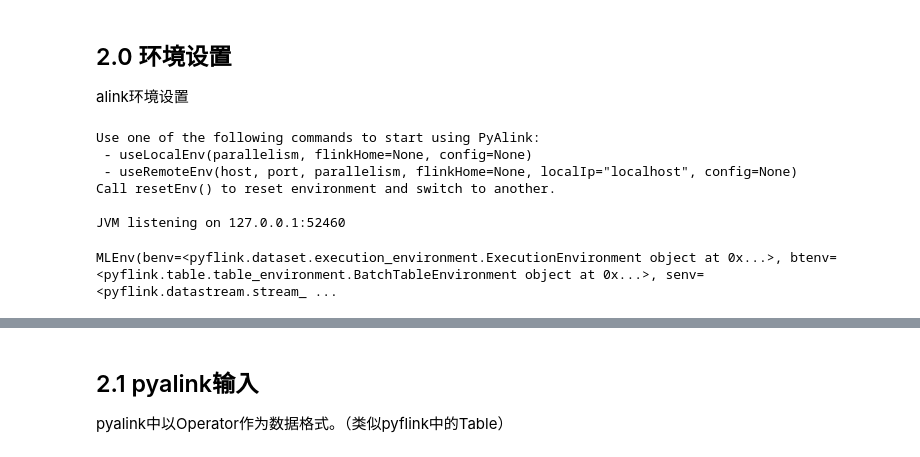
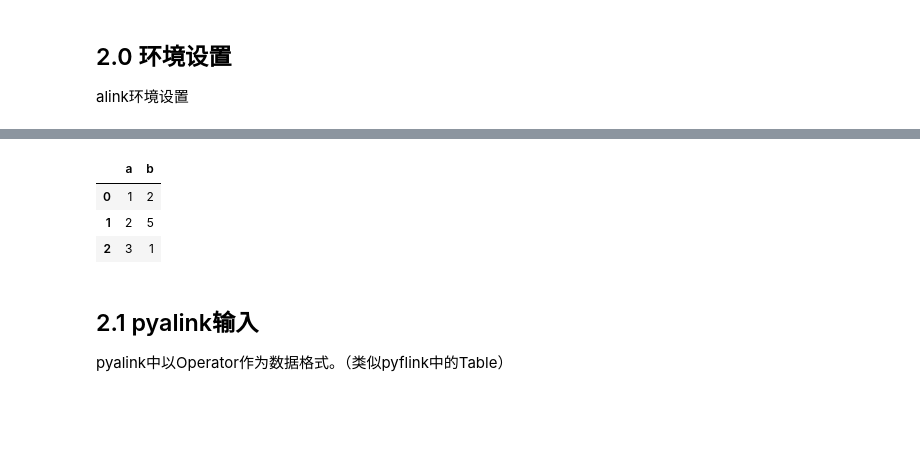
Before and after one commit to rejector7/pyflink-alink, a Jupyter notebook: pyflink13-alink-py36/pyflink 在机器学习流水线中的应用示例_v1-20210615.ipynb, the cells around one changed output, grey strips where cells are left out. Drawn from its saved outputs; the diff is of its cells as text; code cells hidden in the pictures; blank space fills up the shorter version.

Commit message:
[add] load csv by pyflink test

```diff
--- a/pyflink13-alink-py36/pyflink 在机器学习流水线中的应用示例_v1-20210615.ipynb
+++ b/pyflink13-alink-py36/pyflink 在机器学习流水线中的应用示例_v1-20210615.ipynb
@@ -463,15 +462,13 @@ alink环境设置
 from pyalink.alink import *
 import pandas as pd
 # 重置环境，使用alink环境
-resetEnv()
-useLocalEnv(1, config=None)
+# resetEnv()
+benv, btenv, senv, stenv = useLocalEnv(1, flinkHome=None, config=None)
 # 其中我们使用btenv，即BatchTableEnvironment
-# env, btenv, senv, stenv = getMLEnv()
+# benv btenv senv stenv = getMLEnv()
-# %% [output]
-Use one of the following commands to start using PyAlink:
- - useLocalEnv(parallelism, flinkHome=None, config=None)
- - useRemoteEnv(host, port, parallelism, flinkHome=None, localIp="localhost", config=None)
-Call resetEnv() to reset environment and switch to another.
-
-JVM listening on 127.0.0.1:52460
-MLEnv(benv=<pyflink.dataset.execution_environment.ExecutionEnvironment object at 0x...>, btenv=<pyflink.table.table_environment.BatchTableEnvironment object at 0x...>, senv=<pyflink.datastream.stream_ ...
+# %%
+t = stenv.from_elements([(1, 2), (2, 5), (3, 1)], ['a', 'b'])
+source = TableSourceStreamOp(t)
+source.print()
+StreamOperator.execute()
+# %% [output]
@@ -478,3 +476,7 @@ MLEnv(benv=<pyflink.dataset.execution_environment.ExecutionEnvironment object at
+|  | a | b |
+| 0 | 1 | 2 |
+| 1 | 2 | 5 |
+| 2 | 3 | 1 |
 # %% [markdown]
 ## 2.1 pyalink输入
 
```
Also changed, not shown: parts of 8 cells of this notebook, 4 other files.
